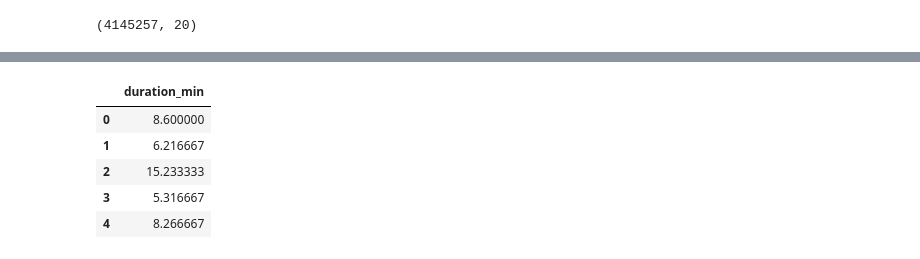
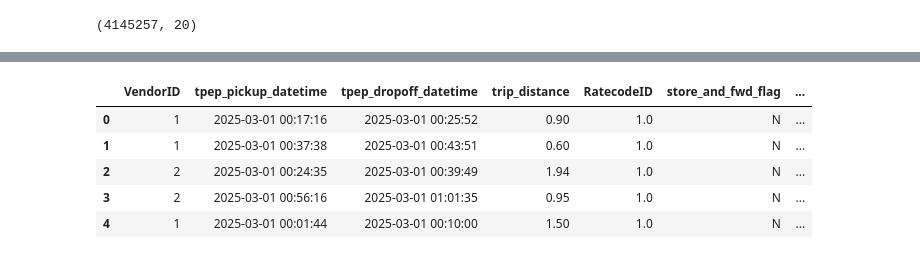
Before and after one commit to nastasiaoginska/New-York-Taxi-Analysis, a Jupyter notebook: Notebook.ipynb, the cells around one changed output, grey strips where cells are left out. Saved outputs shown, nothing was run; the diff lists cells and outputs as text; code cells hidden in the pictures.

Commit message:
Updated Notebook: cleaned total_amount and selected key columns

```diff
--- a/Notebook.ipynb
+++ b/Notebook.ipynb
@@ -15,8 +15,3 @@ taxi_df.head()
 taxi_df.shape
 # %% [output]
 (4145257, 20)
-# %%
-taxi_df['pickup_dt']  = pd.to_datetime(taxi_df['tpep_pickup_datetime'])
-taxi_df['dropoff_dt'] = pd.to_datetime(taxi_df['tpep_dropoff_datetime'])
-
-taxi_df['duration_min'] = (taxi_df['dropoff_dt'] - taxi_df['pickup_dt']).dt.total_seconds() / 60
@@ -22,0 +104,2 @@ taxi_df['duration_min'] = (taxi_df['dropoff_dt'] - taxi_df['pickup_dt']).dt.tota
+# %%
+taxi_df = taxi_df[taxi_df['total_amount'] >= 0]
@@ -22,0 +131,5 @@ taxi_df['duration_min'] = (taxi_df['dropoff_dt'] - taxi_df['pickup_dt']).dt.tota
+# %%
+taxi_df = taxi_df[
+    (taxi_df['total_amount'] > 0) &
+    (taxi_df['total_amount'] <= 250)
+]
@@ -23,9 +163,22 @@ taxi_df['duration_min'] = (taxi_df['dropoff_dt'] - taxi_df['pickup_dt']).dt.tota
+# %%
+taxi_df = taxi_df[[
+    'VendorID',
+    'tpep_pickup_datetime',
+    'tpep_dropoff_datetime',
+    'trip_distance',
+    'RatecodeID',
+    'store_and_fwd_flag',
+    'PULocationID',
+    'DOLocationID',
+    'payment_type',
+    'total_amount'
+]]
 # %%
-taxi_df[['duration_min']].head()
+taxi_df.head()
 # %% [output]
-|  | duration_min |
-| 0 | 8.600000 |
-| 1 | 6.216667 |
-| 2 | 15.233333 |
-| 3 | 5.316667 |
-| 4 | 8.266667 |
+|  | VendorID | tpep_pickup_datetime | tpep_dropoff_datetime | trip_distance | RatecodeID | store_and_fwd_flag | ... |
+| 0 | 1 | 2025-03-01 00:17:16 | 2025-03-01 00:25:52 | 0.90 | 1.0 | N | ... |
+| 1 | 1 | 2025-03-01 00:37:38 | 2025-03-01 00:43:51 | 0.60 | 1.0 | N | ... |
+| 2 | 2 | 2025-03-01 00:24:35 | 2025-03-01 00:39:49 | 1.94 | 1.0 | N | ... |
+| 3 | 2 | 2025-03-01 00:56:16 | 2025-03-01 01:01:35 | 0.95 | 1.0 | N | ... |
+| 4 | 1 | 2025-03-01 00:01:44 | 2025-03-01 00:10:00 | 1.50 | 1.0 | N | ... |
```
Also changed, not shown: parts of 28 cells of this notebook.
